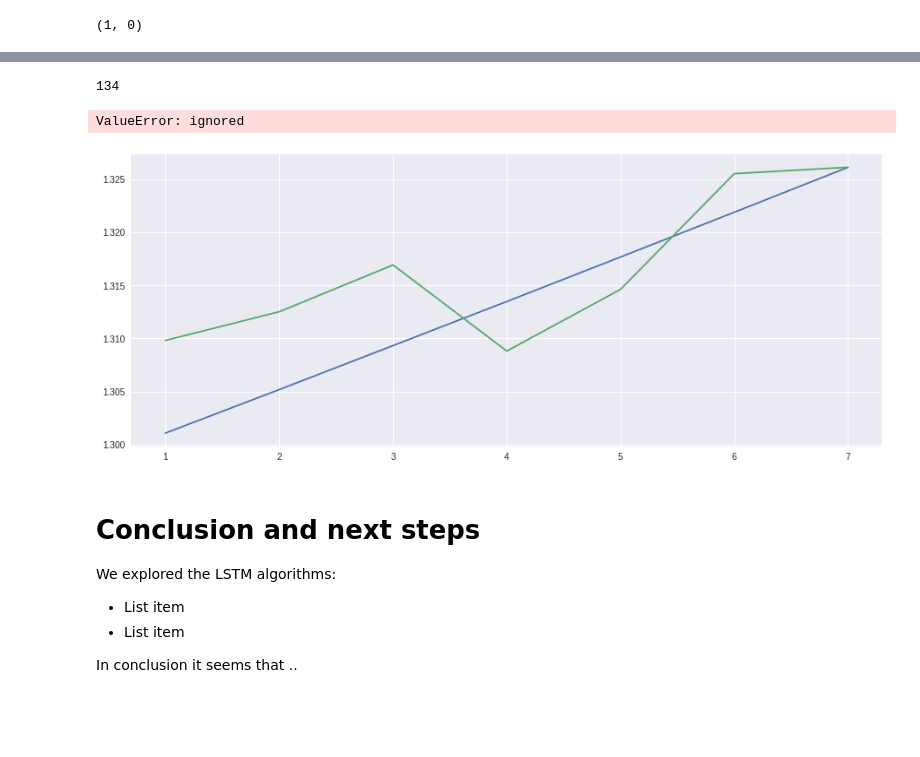
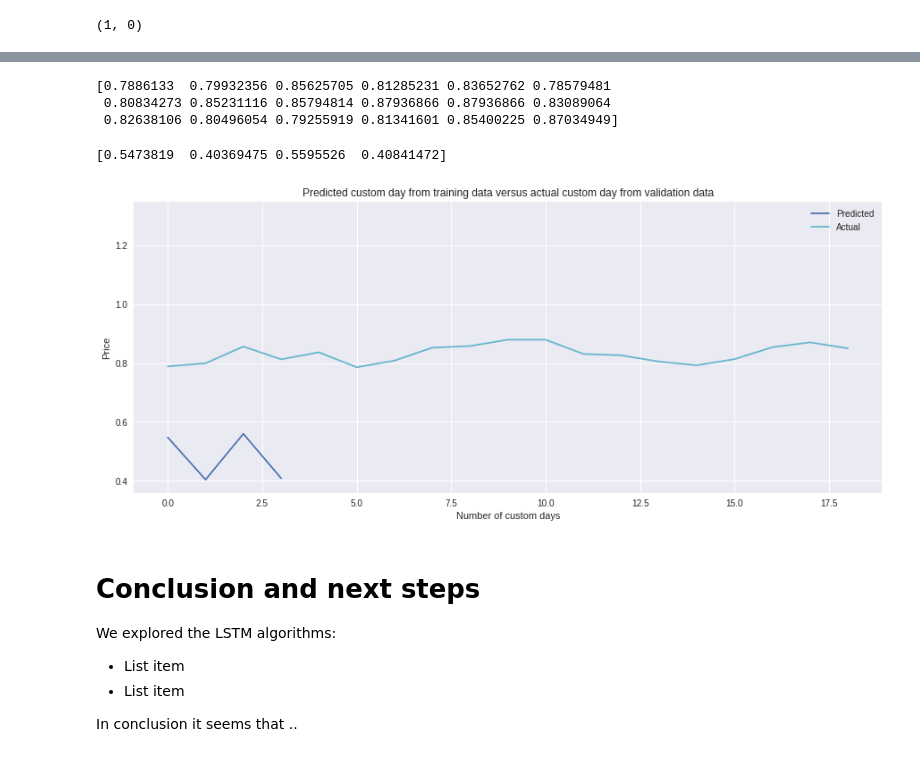
Before and after one commit to vivienneobrien/final_project, a Jupyter notebook: week_8/part_two_lstm/lstm_model.ipynb, the cells around one changed output, grey strips where cells are left out. Cells and saved outputs as stored; diff of their text form; code cells hidden in the pictures; blank space fills up the shorter version.

```diff
--- a/week_8/part_two_lstm/lstm_model.ipynb
+++ b/week_8/part_two_lstm/lstm_model.ipynb
@@ -719 +688,8 @@ IndexError: ignored
+# %%
+X_test_custom_day, X_test_custom_day = custom_day_create_dataset(valset_data, custom_day)
+print(X_test_custom_day)
+# %% [output]
+[0.7886133  0.79932356 0.85625705 0.81285231 0.83652762 0.78579481
+ 0.80834273 0.85231116 0.85794814 0.87936866 0.87936866 0.83089064
+ 0.82638106 0.80496054 0.79255919 0.81341601 0.85400225 0.87034949]
 # %%
@@ -724,4 +701,0 @@ day_pred=np.arange(8,12)
-# %%
-len(new_dataset)
-# %% [output]
-134
@@ -731,8 +701,0 @@ df3.extend(lst_output)
-# %%
-# the reason for 127 is that you are taking 134-7
-plt.plot(day_new, scaler.inverse_transform(new_dataset[127:]))
-# print the predicted next 4 days
-plt.plot(day_pred, scaler.inverse_transform(lst_output))
-# %% [output]
-ValueError: ignored
-[figure, removed]
@@ -751,3 +702,33 @@ plt.plot(df3[127:])
+# %%
+# Custom day plotted
+day_new = custom_day-1
+
+# Predicted 4 days from training
+# Plot and label
+# Transform back to original value before normalised
+custom_day_prediction = np.array(lst_output)
+print(custom_day_prediction)
+plt.plot(custom_day_prediction, label="Predicted")
+plt.plot(day_new, scaler.inverse_transform([custom_day_prediction]))
+
+# Actual 4 days from validation
+# Plot and label
+# Transform back to original value before normalised
+# Start on 4 instead
+val_data = [item[1] for item in valset_data]
+custom_day_validation = val_data[custom_day:]
+plt.plot(custom_day_validation, label="Actual")
+plt.plot(day_new, scaler.inverse_transform([custom_day_validation]))
+
+# Information
+plt.title('Predicted custom day from training data versus actual custom day from validation data')
+plt.xlabel('Number of custom days')
+plt.ylabel('Price')
+plt.legend()
+plt.show()
+# %% [output]
+[0.5473819  0.40369475 0.5595526  0.40841472]
+[figure, added]
 # %% [markdown]
 # Conclusion and next steps
 We explored the LSTM algorithms:
```
Also changed, not shown: parts of 34 cells of this notebook, 2 other files.
